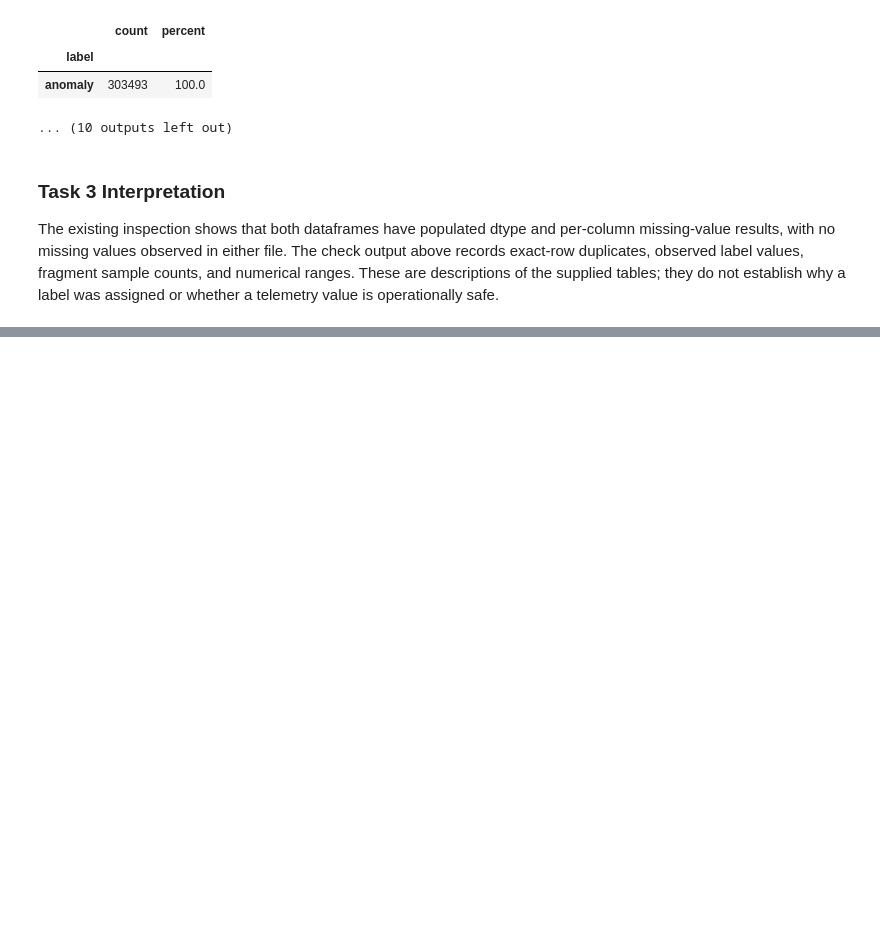
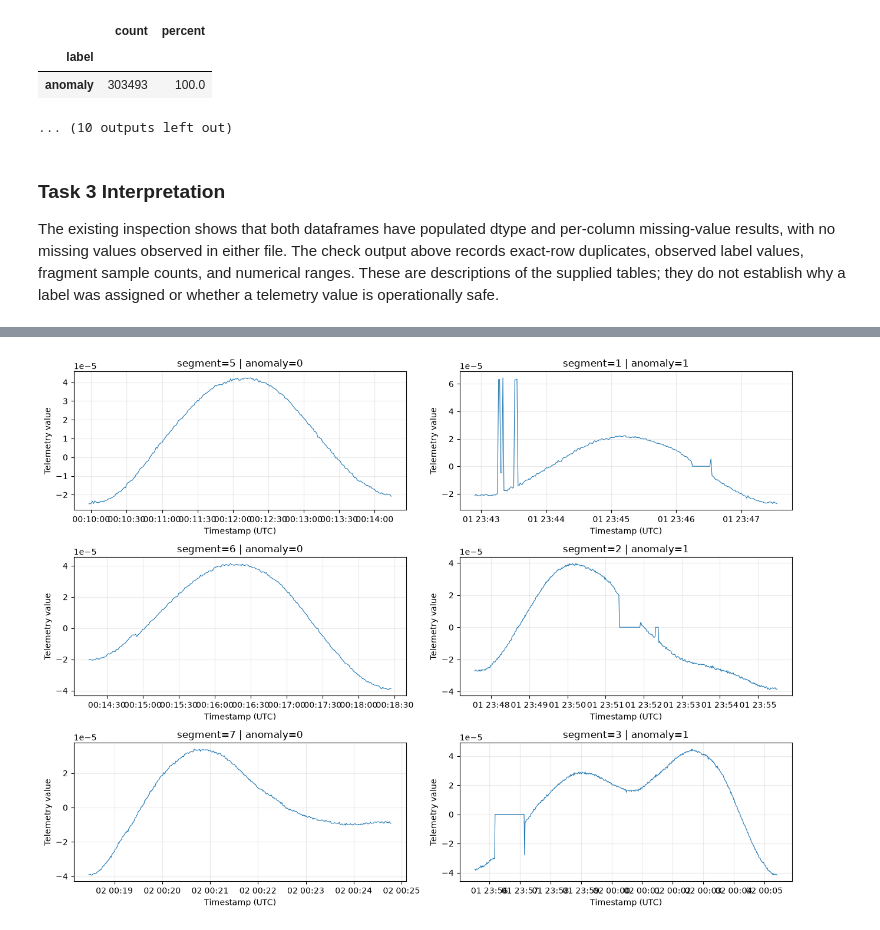
Before and after one commit to varshaangadi/explainable-satellite-telemetry-anomaly-detection, a Jupyter notebook: notebooks/01_dataset_inspection.ipynb, the cells around one changed output, grey strips where cells are left out. Cells and saved outputs as stored; diff of their text form; code cells hidden in the pictures; blank space fills up the shorter version.

Commit message:
completed Day 2 telemetry fragment plots

```diff
--- a/notebooks/01_dataset_inspection.ipynb
+++ b/notebooks/01_dataset_inspection.ipynb
@@ -315,0 +320,40 @@ The existing inspection shows that both dataframes have populated dtype and per-
+# %%
+import matplotlib.pyplot as plt
+
+# Select fragments whose observed anomaly value is consistent within the fragment.
+segment_anomaly = segments_df.groupby("segment")["anomaly"].agg(["nunique", "first"])
+selected_by_anomaly = {}
+for anomaly_value in (0, 1):
+    eligible_ids = segment_anomaly.index[
+        segment_anomaly["nunique"].eq(1) & segment_anomaly["first"].eq(anomaly_value)
+    ].tolist()
+    selected_by_anomaly[anomaly_value] = eligible_ids[:3]
+    if len(selected_by_anomaly[anomaly_value]) < 2:
+        raise ValueError(
+            f"Need at least two complete fragments with anomaly={anomaly_value}; "
+            f"found {len(selected_by_anomaly[anomaly_value])}."
+        )
+
+n_examples = max(len(segment_ids) for segment_ids in selected_by_anomaly.values())
+fig, axes = plt.subplots(n_examples, 2, figsize=(13, 3.2 * n_examples), squeeze=False)
+
+for column, anomaly_value in enumerate((0, 1)):
+    for row, segment_id in enumerate(selected_by_anomaly[anomaly_value]):
+        fragment = segments_df.loc[segments_df["segment"].eq(segment_id)].copy()
+        fragment["_plot_timestamp"] = pd.to_datetime(fragment["timestamp"], utc=True)
+        fragment = fragment.sort_values("_plot_timestamp", kind="stable")
+
+        ax = axes[row, column]
+        ax.plot(fragment["_plot_timestamp"], fragment["value"], linewidth=0.8)
+        ax.set_title(f"segment={segment_id} | anomaly={anomaly_value}")
+        ax.set_xlabel("Timestamp (UTC)")
+        ax.set_ylabel("Telemetry value")
+        ax.grid(True, alpha=0.25)
+
+    for row in range(len(selected_by_anomaly[anomaly_value]), n_examples):
+        axes[row, column].set_visible(False)
+
+fig.tight_layout()
+plt.show()
+# %% [output]
+[figure, added]
```
Also changed, not shown: parts of 2 cells of this notebook, 1 other file.
